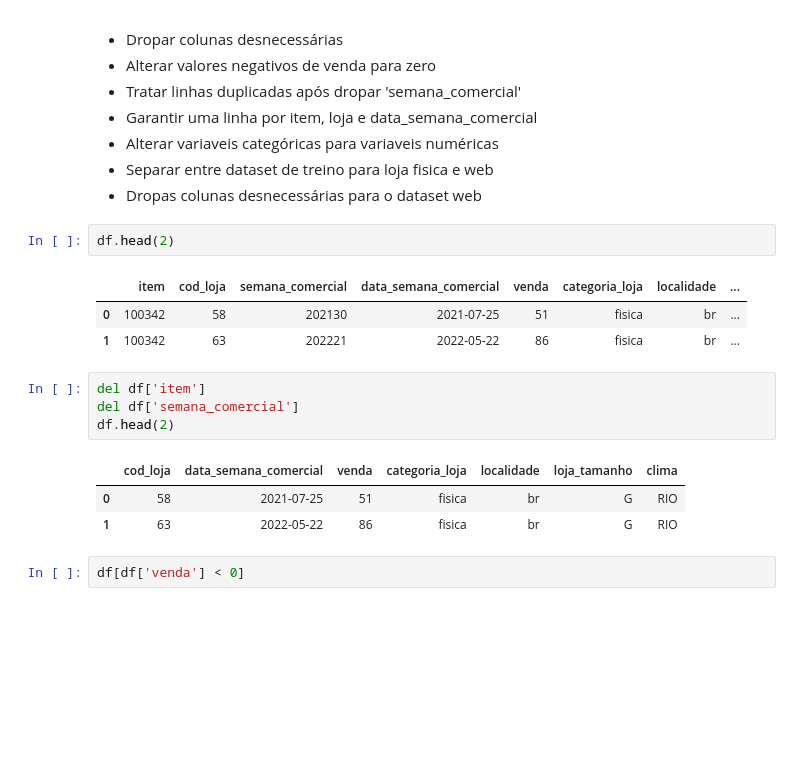
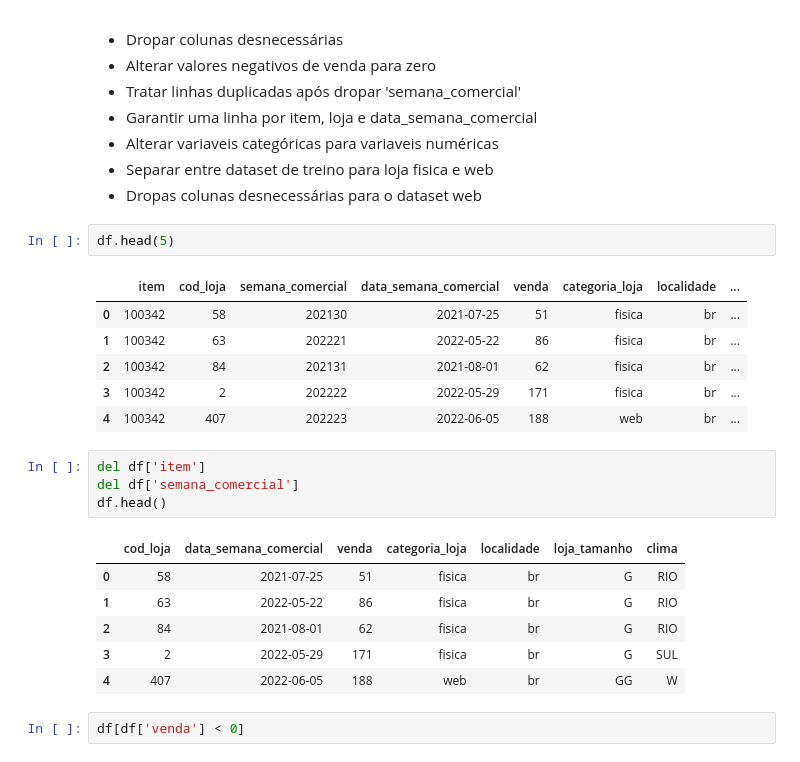
Before and after one commit to beylouni/Renner-ML, a Jupyter notebook: notebooks/ETL.ipynb, the cells around one changed output. Drawn from its saved outputs; the diff is of its cells as text; blank space fills up the shorter version.

```diff
--- a/notebooks/ETL.ipynb
+++ b/notebooks/ETL.ipynb
@@ -118,19 +118,25 @@ plt.show()
 *   Separar entre dataset de treino para loja fisica e web
 *   Dropas colunas desnecessárias para o dataset web
 # %%
-df.head(2)
+df.head(5)
 # %% [output]
 |  | item | cod_loja | semana_comercial | data_semana_comercial | venda | categoria_loja | localidade | ... |
 | 0 | 100342 | 58 | 202130 | 2021-07-25 | 51 | fisica | br | ... |
 | 1 | 100342 | 63 | 202221 | 2022-05-22 | 86 | fisica | br | ... |
+| 2 | 100342 | 84 | 202131 | 2021-08-01 | 62 | fisica | br | ... |
+| 3 | 100342 | 2 | 202222 | 2022-05-29 | 171 | fisica | br | ... |
+| 4 | 100342 | 407 | 202223 | 2022-06-05 | 188 | web | br | ... |
 # %%
 del df['item']
 del df['semana_comercial']
-df.head(2)
+df.head()
 # %% [output]
 |  | cod_loja | data_semana_comercial | venda | categoria_loja | localidade | loja_tamanho | clima |
 | 0 | 58 | 2021-07-25 | 51 | fisica | br | G | RIO |
 | 1 | 63 | 2022-05-22 | 86 | fisica | br | G | RIO |
+| 2 | 84 | 2021-08-01 | 62 | fisica | br | G | RIO |
+| 3 | 2 | 2022-05-29 | 171 | fisica | br | G | SUL |
+| 4 | 407 | 2022-06-05 | 188 | web | br | GG | W |
 # %%
 df[df['venda'] < 0]
 # %% [output]
```
Also changed, not shown: parts of 14 cells of this notebook.
